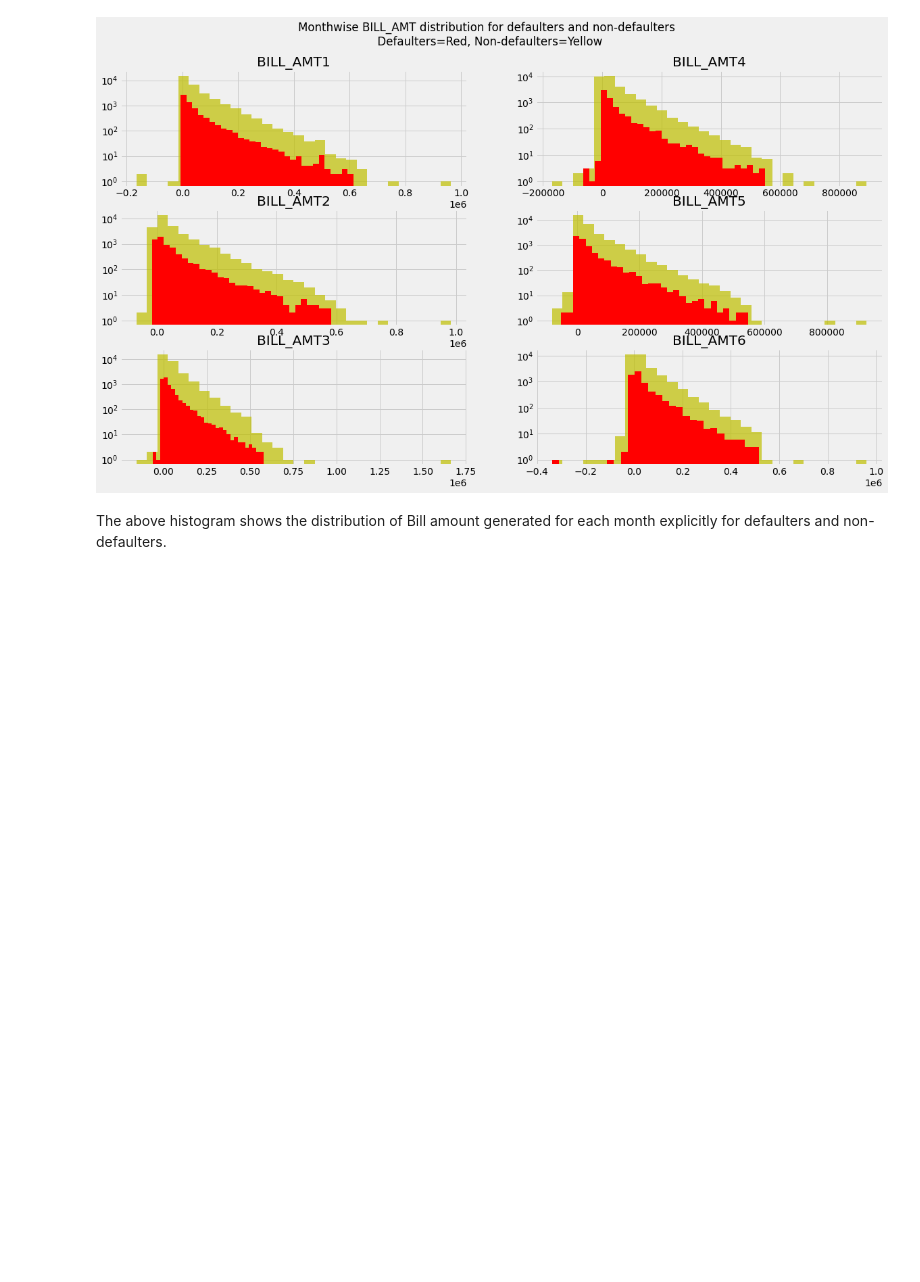
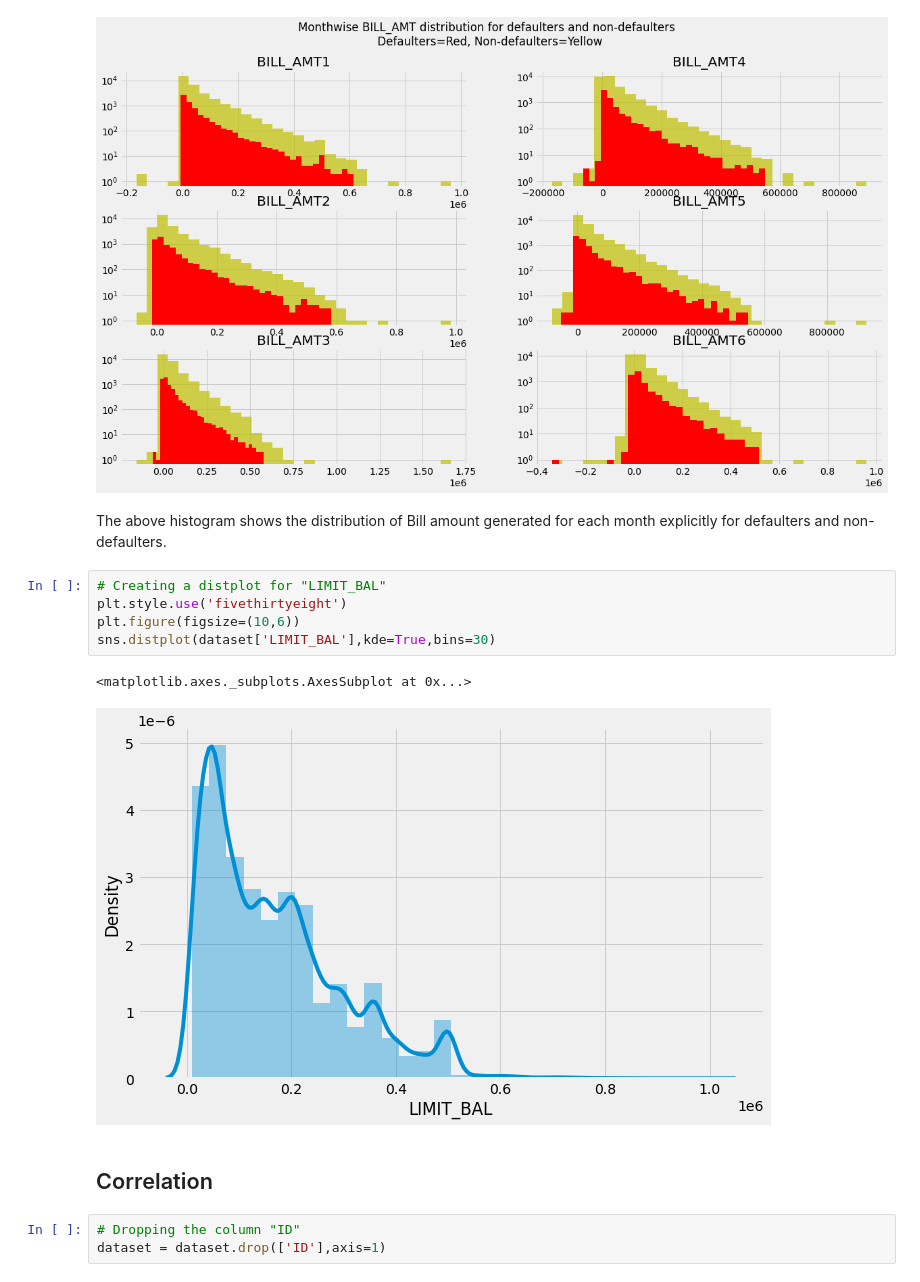
Before and after one commit to KK-Niraj/Credit-Card-Default-Prediction, a Jupyter notebook: Credit_Card_Default_Prediction_Capstone_Project.ipynb, the cells around one changed output. Saved outputs shown, nothing was run; the diff lists cells and outputs as text; blank space fills up the shorter version.

```diff
--- a/Credit_Card_Default_Prediction_Capstone_Project.ipynb
+++ b/Credit_Card_Default_Prediction_Capstone_Project.ipynb
@@ -316,3 +316,16 @@ plot_graph('BILL_AMT')
 [figure]
 # %% [markdown]
 The above histogram shows the distribution of Bill amount generated for each month explicitly for defaulters and non-defaulters.
+# %%
+# Creating a distplot for "LIMIT_BAL"
+plt.style.use('fivethirtyeight')
+plt.figure(figsize=(10,6))
+sns.distplot(dataset['LIMIT_BAL'],kde=True,bins=30)
+# %% [output]
+<matplotlib.axes._subplots.AxesSubplot at 0x...>
+[figure, added]
+# %% [markdown]
+## Correlation
+# %%
+# Dropping the column "ID"
+dataset = dataset.drop(['ID'],axis=1)
```
Also changed, not shown: parts of 3 cells of this notebook.
